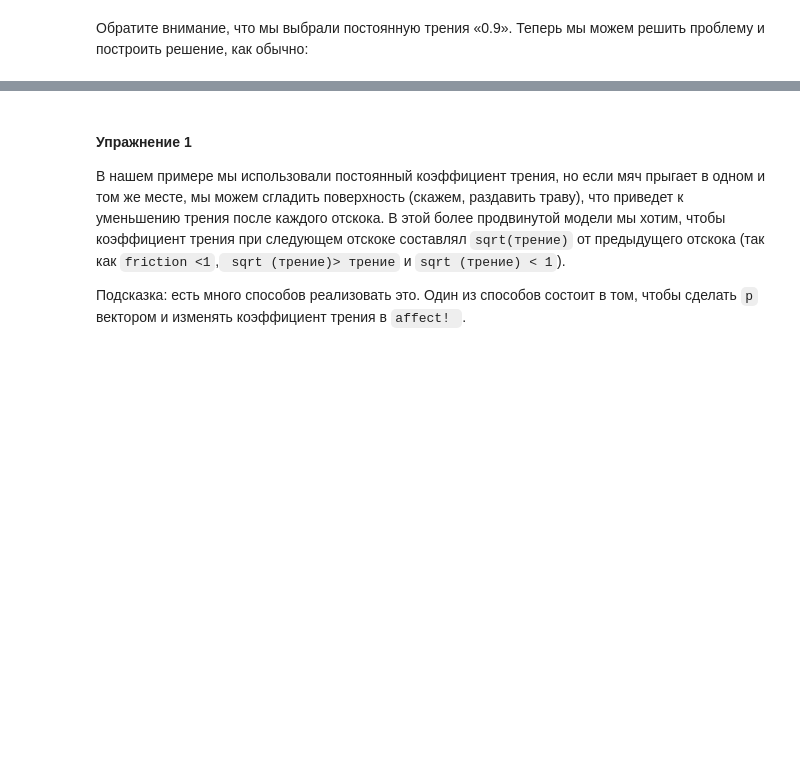
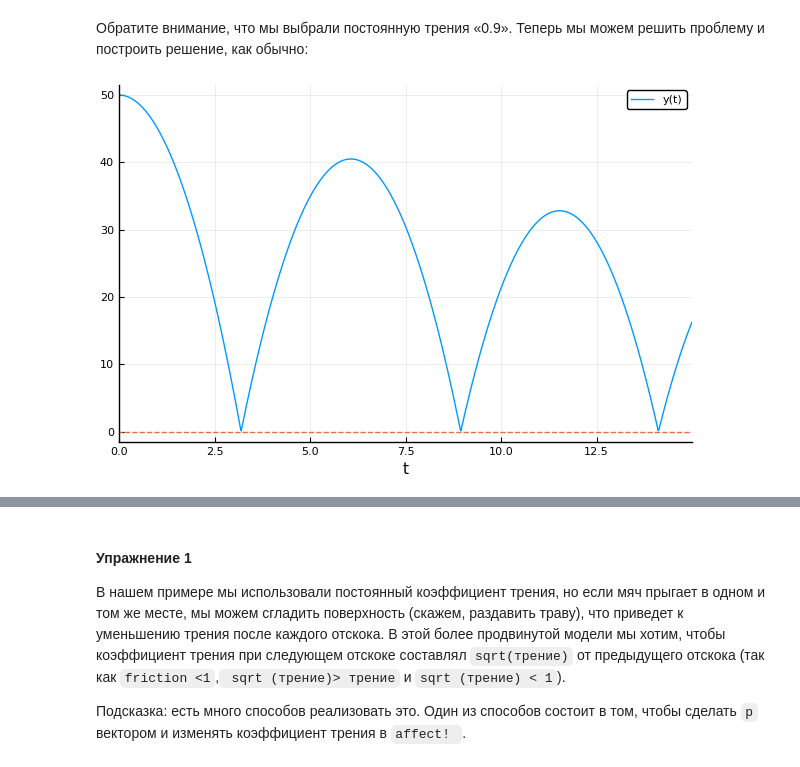
Before and after one commit to yamadharma/julia-students, a Jupyter notebook: DiffEq/4.CallbacksAndEvents.ipynb, the cells around one changed output, grey strips where cells are left out. Drawn from its saved outputs; the diff is of its cells as text; code cells hidden in the pictures; blank space fills up the shorter version.

```diff
--- a/DiffEq/4.CallbacksAndEvents.ipynb
+++ b/DiffEq/4.CallbacksAndEvents.ipynb
@@ -62,3 +145,9 @@ using Plots;
+# %%
+sol = solve(prob,Tsit5())
+plot(sol, vars = (1))
+hline!([0], line = :dash, label = "")
+# %% [output]
+[figure, added]
 # %%
 sol = solve(prob,Tsit5())
 plot(sol)
```
Also changed, not shown: parts of 19 cells of this notebook, 3 other files.
